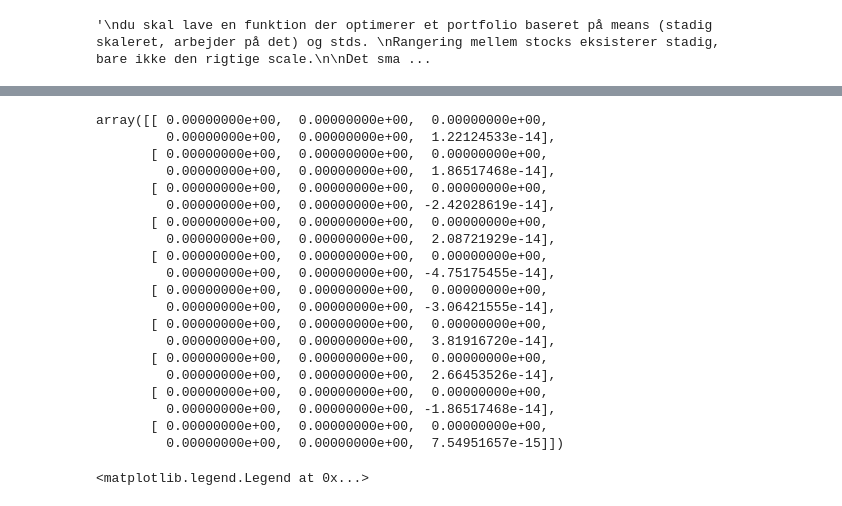
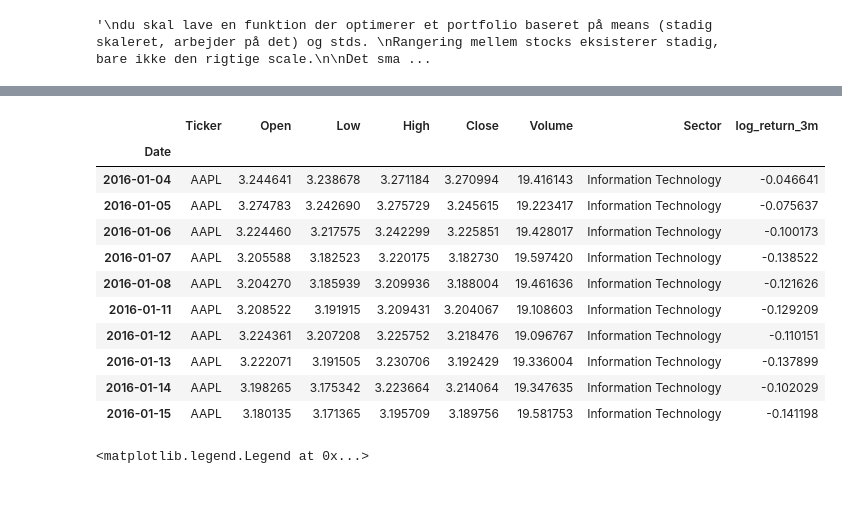
Before and after one commit to nico965j/financial-forecasting-bachelor, a Jupyter notebook: load_results.ipynb, the cells around one changed output, grey strips where cells are left out. Cells and saved outputs as stored; diff of their text form; code cells hidden in the pictures.

```diff
--- a/load_results.ipynb
+++ b/load_results.ipynb
@@ -92,28 +151,21 @@ num_cols = trial_data.drop(columns=['Ticker', 'Sector']).columns
 # %%
 scaled_trial = minmax_f_scaler.transform(trial_data[num_cols])
 unscaled_trial = minmax_f_scaler.inverse_transform(scaled_trial)
-(trial_data[num_cols].values - unscaled_trial)[:10]
+# (trial_data[num_cols].values - unscaled_trial)[:10]
+trial_data
 # %% [output]
-array([[ 0.00000000e+00,  0.00000000e+00,  0.00000000e+00,
-         0.00000000e+00,  0.00000000e+00,  1.22124533e-14],
-       [ 0.00000000e+00,  0.00000000e+00,  0.00000000e+00,
-         0.00000000e+00,  0.00000000e+00,  1.86517468e-14],
-       [ 0.00000000e+00,  0.00000000e+00,  0.00000000e+00,
-         0.00000000e+00,  0.00000000e+00, -2.42028619e-14],
-       [ 0.00000000e+00,  0.00000000e+00,  0.00000000e+00,
-         0.00000000e+00,  0.00000000e+00,  2.08721929e-14],
-       [ 0.00000000e+00,  0.00000000e+00,  0.00000000e+00,
-         0.00000000e+00,  0.00000000e+00, -4.75175455e-14],
-       [ 0.00000000e+00,  0.00000000e+00,  0.00000000e+00,
-         0.00000000e+00,  0.00000000e+00, -3.06421555e-14],
-       [ 0.00000000e+00,  0.00000000e+00,  0.00000000e+00,
-         0.00000000e+00,  0.00000000e+00,  3.81916720e-14],
-       [ 0.00000000e+00,  0.00000000e+00,  0.00000000e+00,
-         0.00000000e+00,  0.00000000e+00,  2.66453526e-14],
-       [ 0.00000000e+00,  0.00000000e+00,  0.00000000e+00,
-         0.00000000e+00,  0.00000000e+00, -1.86517468e-14],
-       [ 0.00000000e+00,  0.00000000e+00,  0.00000000e+00,
-         0.00000000e+00,  0.00000000e+00,  7.54951657e-15]])
+|  | Ticker | Open | Low | High | Close | Volume | Sector | log_return_3m |
+| Date |  |  |  |  |  |  |  |  |
+| 2016-01-04 | AAPL | 3.244641 | 3.238678 | 3.271184 | 3.270994 | 19.416143 | Information Technology | -0.046641 |
+| 2016-01-05 | AAPL | 3.274783 | 3.242690 | 3.275729 | 3.245615 | 19.223417 | Information Technology | -0.075637 |
+| 2016-01-06 | AAPL | 3.224460 | 3.217575 | 3.242299 | 3.225851 | 19.428017 | Information Technology | -0.100173 |
+| 2016-01-07 | AAPL | 3.205588 | 3.182523 | 3.220175 | 3.182730 | 19.597420 | Information Technology | -0.138522 |
+| 2016-01-08 | AAPL | 3.204270 | 3.185939 | 3.209936 | 3.188004 | 19.461636 | Information Technology | -0.121626 |
+| 2016-01-11 | AAPL | 3.208522 | 3.191915 | 3.209431 | 3.204067 | 19.108603 | Information Technology | -0.129209 |
+| 2016-01-12 | AAPL | 3.224361 | 3.207208 | 3.225752 | 3.218476 | 19.096767 | Information Technology | -0.110151 |
+| 2016-01-13 | AAPL | 3.222071 | 3.191505 | 3.230706 | 3.192429 | 19.336004 | Information Technology | -0.137899 |
+| 2016-01-14 | AAPL | 3.198265 | 3.175342 | 3.223664 | 3.214064 | 19.347635 | Information Technology | -0.102029 |
+| 2016-01-15 | AAPL | 3.180135 | 3.171365 | 3.195709 | 3.189756 | 19.581753 | Information Technology | -0.141198 |
 # %%
 ### different learning rates and schedulers here, e.g. factor to 0.5 instead of 0.1
 # lr rate scheduler cyclic and cosine annealing warm restarts
```
Also changed, not shown: parts of 10 cells of this notebook.
